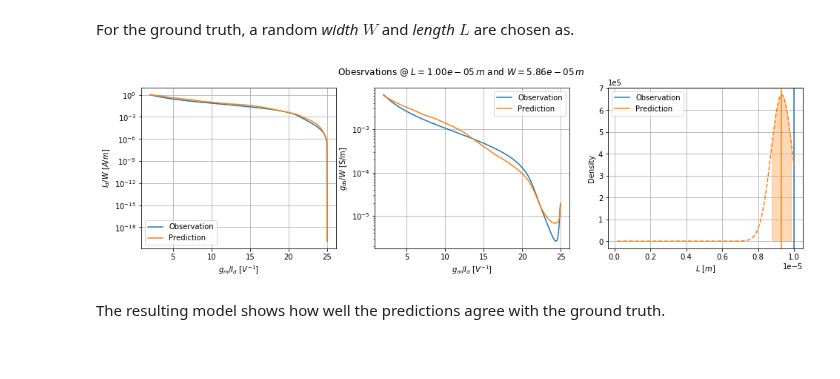
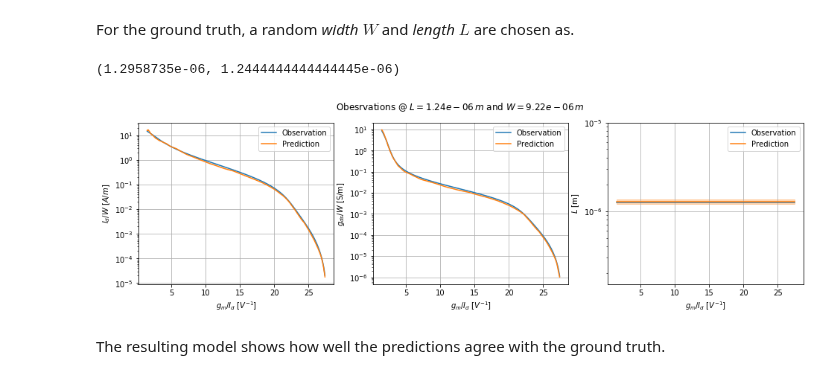
Before and after one commit to AugustUnderground/smacd2021-b4.4, a Jupyter notebook: notebooks/model_training.ipynb, the cells around one changed output. Cells and saved outputs as stored; diff of their text form; code cells hidden in the pictures.

Commit message:
better plot and more params

```diff
--- a/notebooks/model_training.ipynb
+++ b/notebooks/model_training.ipynb
@@ -212,53 +221,59 @@ def predict(X):
 # %% [markdown]
 For the ground truth, a random _width_ $W$ and _length_ $L$ are chosen as.
 # %%
-W_tru     = np.random.choice(data_filtered.W.unique())
-L_tru     = np.random.choice(data_filtered.L.unique())
-trace_tru = data_filtered[ ( (data_filtered.W == W_tru) & (data_filtered.L == L_tru)
-                        & (round(data_filtered.Vgs, 2) == round(data_filtered.Vds, 2))
-                        & (round(data_filtered.Vbs, 2) == 0.0)) ].sort_values(by="gmid").dropna()
+W_tar     = np.random.choice(data_filtered.W.unique())
+L_tar     = np.random.choice(data_filtered.L.unique())
+trace_tru = data_filtered[ ( (data_filtered.W == W_tar) & (data_filtered.L == L_tar)
+                         & (round(data_filtered.Vds, 2) == 0.6)
+                         & (round(data_filtered.Vbs, 2) == 0.0)) ].sort_values(by="gmid").dropna()
 # %%
 trace_prd = predict(trace_tru[params_x])
 # %%
-gmid = trace_tru.gmid.values
-jd_tru = trace_tru.jd.values
-jd_prd = trace_prd.jd.values
+gmid     = trace_tru.gmid.values
+jd_tru   = trace_tru.jd.values
 gdsw_tru = trace_tru.gdsw.values
+L_tru    = trace_tru.L.values
+jd_prd   = trace_prd.jd.values
 gdsw_prd = trace_prd.gdsw.values
 
-L_μ = np.mean(trace_prd.L.values)
-L_σ = np.std(trace_prd.L.values)
-L_r = np.linspace(data_frame.L.min(), data_frame.L.max(), len(trace_tru))
-L_ρ = norm.pdf(L_r, L_μ, L_σ)
+L_μ      = np.mean(trace_prd.L.values)
+L_σ      = np.std(trace_prd.L.values)
+L_hi     = data_frame.L.max()
+L_lo     = data_frame.L.min()
+L_prd    = np.repeat(L_μ, L_tru.size)
+# %%
+(trace_prd.L.values[0], trace_tru.L.values[0])
+# %% [output]
+(1.2958735e-06, 1.2444444444444445e-06)
 # %%
 fig, (ax1, ax2, ax3) = plt.subplots(1, 3, figsize=(16,4))
-fig.suptitle(f"Obesrvations @ $L = {L_tru:.2e}\,m$ and $W = {W_tru:.2e}\,m$")
+fig.suptitle(f"Obesrvations @ $L = {L_tar:.2e}\,m$ and $W = {W_tar:.2e}\,m$")
 ax1.plot(gmid, jd_tru, label="Observation")
 ax1.plot(gmid, jd_prd, label="Prediction")
 ax1.set_xlabel("$g_{m} / I_{d} ~ [V^{-1}]$")
 ax1.set_ylabel("$I_{d} / W ~ [A/m]$")
 ax1.set_yscale("log")
 ax1.legend()
 ax1.grid("on")
 ax2.plot(gmid, gdsw_tru, label="Observation")
 ax2.plot(gmid, gdsw_prd, label="Prediction")
 ax2.set_xlabel("$g_{m} / I_{d} ~ [V^{-1}]$")
 ax2.set_ylabel("$g_{ds} / W$ [S/m]")
 ax2.set_yscale("log")
 ax2.legend()
 ax2.grid("on")
-ax3.axvline(x=L_tru, label="Observation", color="tab:blue")
-ax3.axvline(x=L_μ, label="Prediction", color="tab:orange")
-ax3.plot(L_r, L_ρ, color="tab:orange", ls="--")
-ax3.fill_between( L_r[(L_r > (L_μ - L_σ)) & (L_r < (L_μ + L_σ))]
-                , L_ρ[(L_r > (L_μ - L_σ)) & (L_r < (L_μ + L_σ))]
-                , 0, alpha=0.3, color="tab:orange" )
-ax3.set_xlabel("$L ~ [m]$")
-ax3.set_ylabel("Density")
+ax3.plot(gmid, L_tru, label="Observation")
+ax3.plot(gmid, L_prd, label="Prediction")
+ax3.fill_between( gmid, (L_prd + (3 * L_σ)), (L_prd - (3 * L_σ))
+                , alpha=0.3, color="tab:orange" )
 ax3.ticklabel_format(axis='both', style='sci', scilimits=(-2,2))
+ax3.set_xlabel("$g_{m} / I_{d} ~ [V^{-1}]$")
+ax3.set_ylabel("$L$ [m]")
+ax3.set_ylim(min(data_frame.L.values), max(data_frame.L.values))
+ax3.set_yscale("log")
 ax3.legend()
 ax3.grid("on")
 # %% [output]
-[figure, old version]
+[figure, new version]
 # %% [markdown]
 The resulting model shows how well the predictions agree with the ground truth.
```
Also changed, not shown: parts of 10 cells of this notebook.
